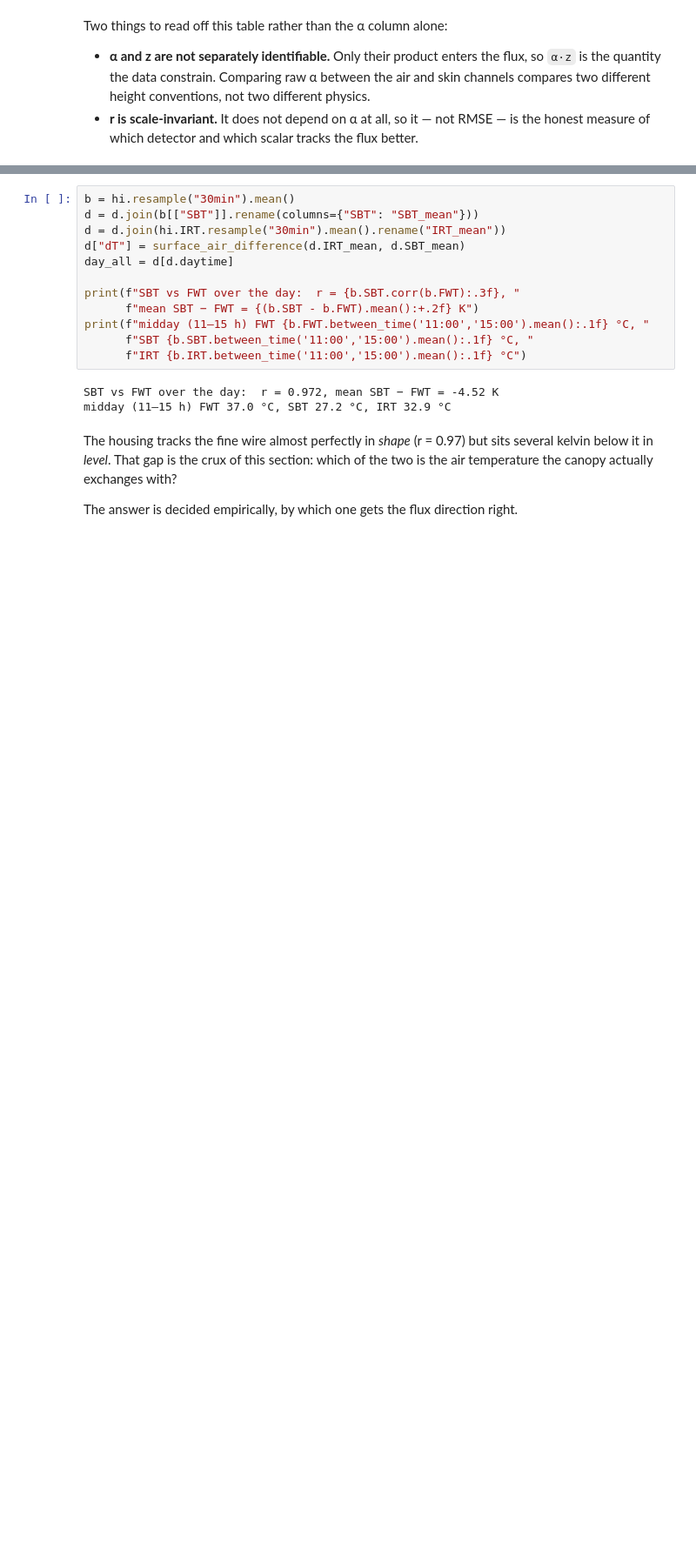
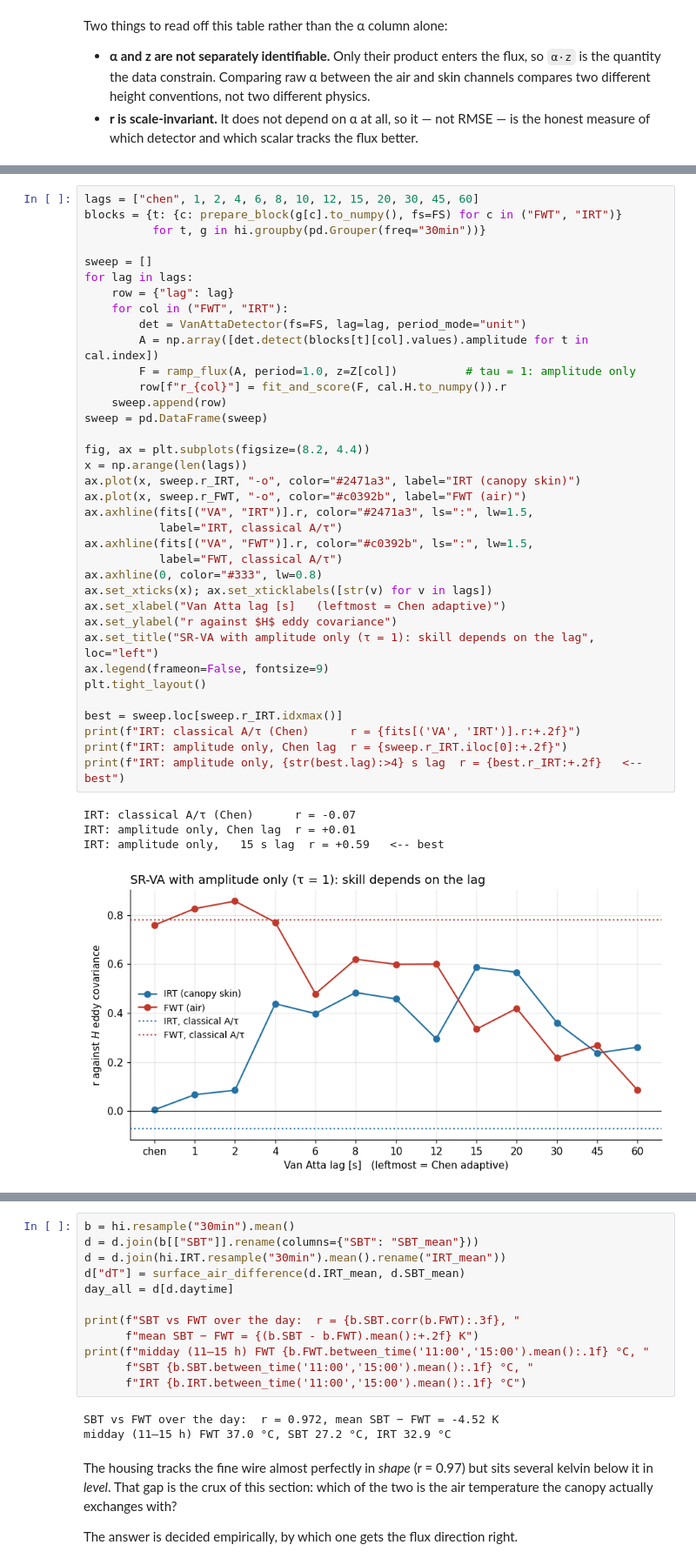
Before and after one commit to nbambach-blip/srflux, a Jupyter notebook: examples/wes_one_day.ipynb, the cells around one changed output, grey strips where cells are left out. Shown at 87% size. Cells and saved outputs as stored; diff of their text form; blank space fills up the shorter version.

```diff
--- a/examples/wes_one_day.ipynb
+++ b/examples/wes_one_day.ipynb
@@ -291,0 +304,41 @@ Two things to read off this table rather than the α column alone:
+# %%
+lags = ["chen", 1, 2, 4, 6, 8, 10, 12, 15, 20, 30, 45, 60]
+blocks = {t: {c: prepare_block(g[c].to_numpy(), fs=FS) for c in ("FWT", "IRT")}
+          for t, g in hi.groupby(pd.Grouper(freq="30min"))}
+
+sweep = []
+for lag in lags:
+    row = {"lag": lag}
+    for col in ("FWT", "IRT"):
+        det = VanAttaDetector(fs=FS, lag=lag, period_mode="unit")
+        A = np.array([det.detect(blocks[t][col].values).amplitude for t in cal.index])
+        F = ramp_flux(A, period=1.0, z=Z[col])          # tau = 1: amplitude only
+        row[f"r_{col}"] = fit_and_score(F, cal.H.to_numpy()).r
+    sweep.append(row)
+sweep = pd.DataFrame(sweep)
+
+fig, ax = plt.subplots(figsize=(8.2, 4.4))
+x = np.arange(len(lags))
+ax.plot(x, sweep.r_IRT, "-o", color="#2471a3", label="IRT (canopy skin)")
+ax.plot(x, sweep.r_FWT, "-o", color="#c0392b", label="FWT (air)")
+ax.axhline(fits[("VA", "IRT")].r, color="#2471a3", ls=":", lw=1.5,
+           label="IRT, classical A/τ")
+ax.axhline(fits[("VA", "FWT")].r, color="#c0392b", ls=":", lw=1.5,
+           label="FWT, classical A/τ")
+ax.axhline(0, color="#333", lw=0.8)
+ax.set_xticks(x); ax.set_xticklabels([str(v) for v in lags])
+ax.set_xlabel("Van Atta lag [s]   (leftmost = Chen adaptive)")
+ax.set_ylabel("r against $H$ eddy covariance")
+ax.set_title("SR-VA with amplitude only (τ = 1): skill depends on the lag", loc="left")
+ax.legend(frameon=False, fontsize=9)
+plt.tight_layout()
+
+best = sweep.loc[sweep.r_IRT.idxmax()]
+print(f"IRT: classical A/τ (Chen)      r = {fits[('VA', 'IRT')].r:+.2f}")
+print(f"IRT: amplitude only, Chen lag  r = {sweep.r_IRT.iloc[0]:+.2f}")
+print(f"IRT: amplitude only, {str(best.lag):>4} s lag  r = {best.r_IRT:+.2f}   <-- best")
+# %% [output]
+IRT: classical A/τ (Chen)      r = -0.07
+IRT: amplitude only, Chen lag  r = +0.01
+IRT: amplitude only,   15 s lag  r = +0.59   <-- best
+[figure, added]
```
Also changed, not shown: parts of 5 cells of this notebook, 3 other files.
